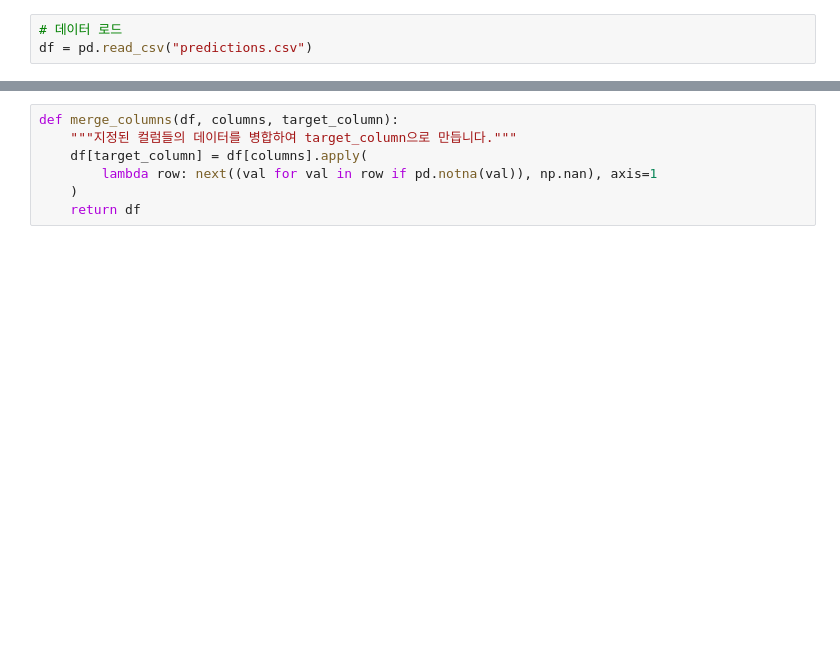
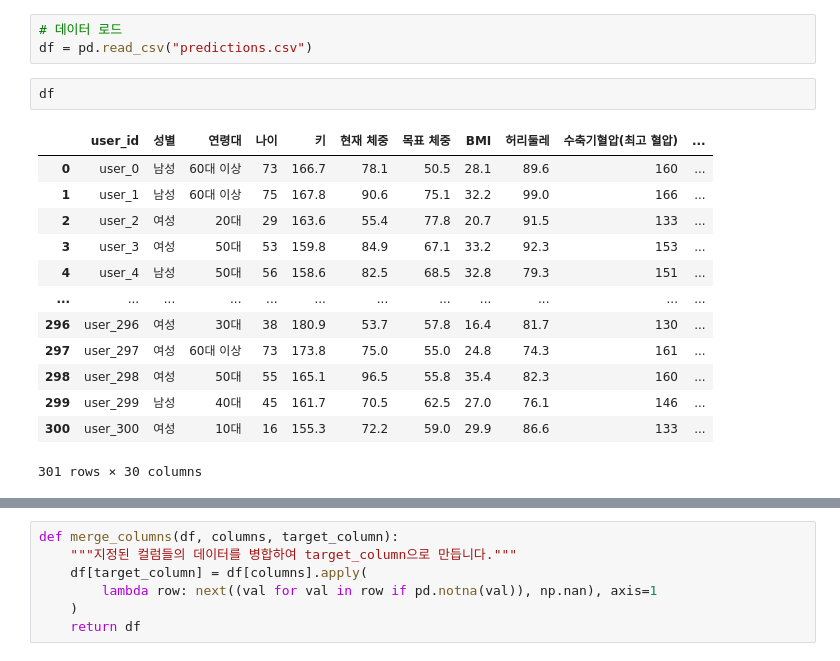
Before and after one commit to mybear1109/bmi_app, a Jupyter notebook: data/a_predictions.ipynb, the cells around one changed output, grey strips where cells are left out. Saved outputs shown, nothing was run; the diff lists cells and outputs as text; blank space fills up the shorter version.

```diff
--- a/data/a_predictions.ipynb
+++ b/data/a_predictions.ipynb
@@ -7,6 +7,22 @@ from IPython.display import display, HTML
 # %%
 # 데이터 로드
 df = pd.read_csv("predictions.csv")
+# %%
+df
+# %% [output]
+|  | user_id | 성별 | 연령대 | 나이 | 키 | 현재 체중 | 목표 체중 | BMI | 허리둘레 | 수축기혈압(최고 혈압) | ... |
+| 0 | user_0 | 남성 | 60대 이상 | 73 | 166.7 | 78.1 | 50.5 | 28.1 | 89.6 | 160 | ... |
+| 1 | user_1 | 남성 | 60대 이상 | 75 | 167.8 | 90.6 | 75.1 | 32.2 | 99.0 | 166 | ... |
+| 2 | user_2 | 여성 | 20대 | 29 | 163.6 | 55.4 | 77.8 | 20.7 | 91.5 | 133 | ... |
+| 3 | user_3 | 여성 | 50대 | 53 | 159.8 | 84.9 | 67.1 | 33.2 | 92.3 | 153 | ... |
+| 4 | user_4 | 남성 | 50대 | 56 | 158.6 | 82.5 | 68.5 | 32.8 | 79.3 | 151 | ... |
+| ... | ... | ... | ... | ... | ... | ... | ... | ... | ... | ... | ... |
+| 296 | user_296 | 여성 | 30대 | 38 | 180.9 | 53.7 | 57.8 | 16.4 | 81.7 | 130 | ... |
+| 297 | user_297 | 여성 | 60대 이상 | 73 | 173.8 | 75.0 | 55.0 | 24.8 | 74.3 | 161 | ... |
+| 298 | user_298 | 여성 | 50대 | 55 | 165.1 | 96.5 | 55.8 | 35.4 | 82.3 | 160 | ... |
+| 299 | user_299 | 남성 | 40대 | 45 | 161.7 | 70.5 | 62.5 | 27.0 | 76.1 | 146 | ... |
+| 300 | user_300 | 여성 | 10대 | 16 | 155.3 | 72.2 | 59.0 | 29.9 | 86.6 | 133 | ... |
+301 rows × 30 columns
 # %%
 df.head()
 # %% [output]
```
Also changed, not shown: parts of 18 cells of this notebook, 6 other files.
